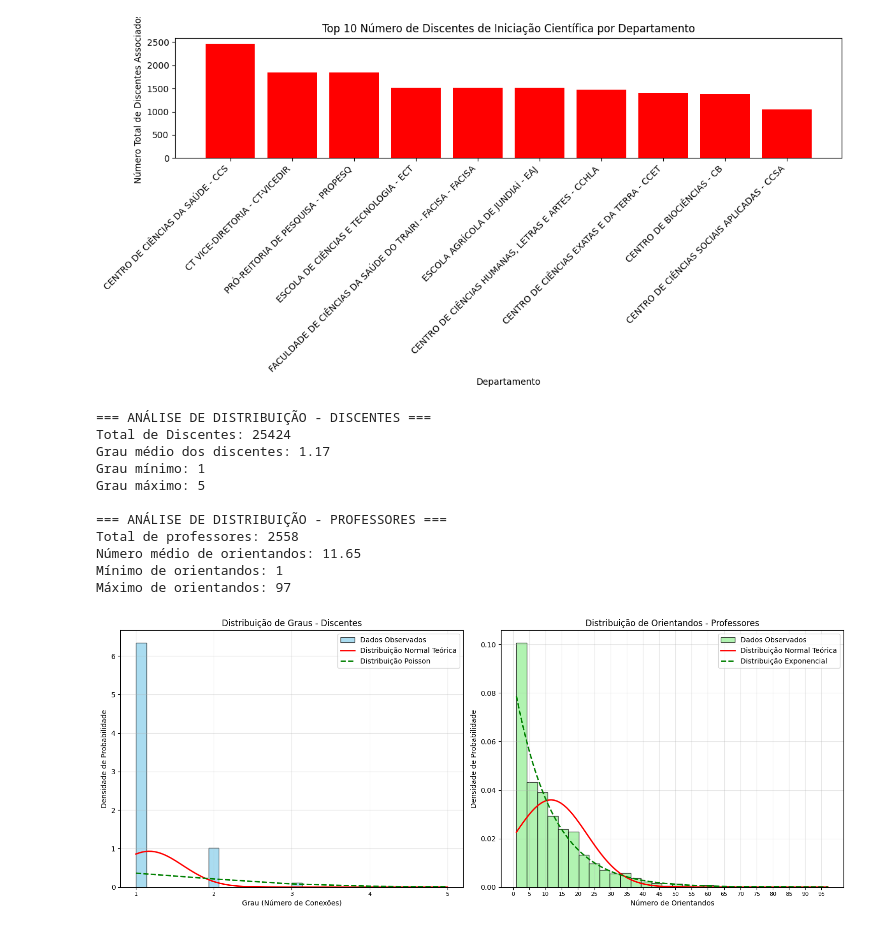
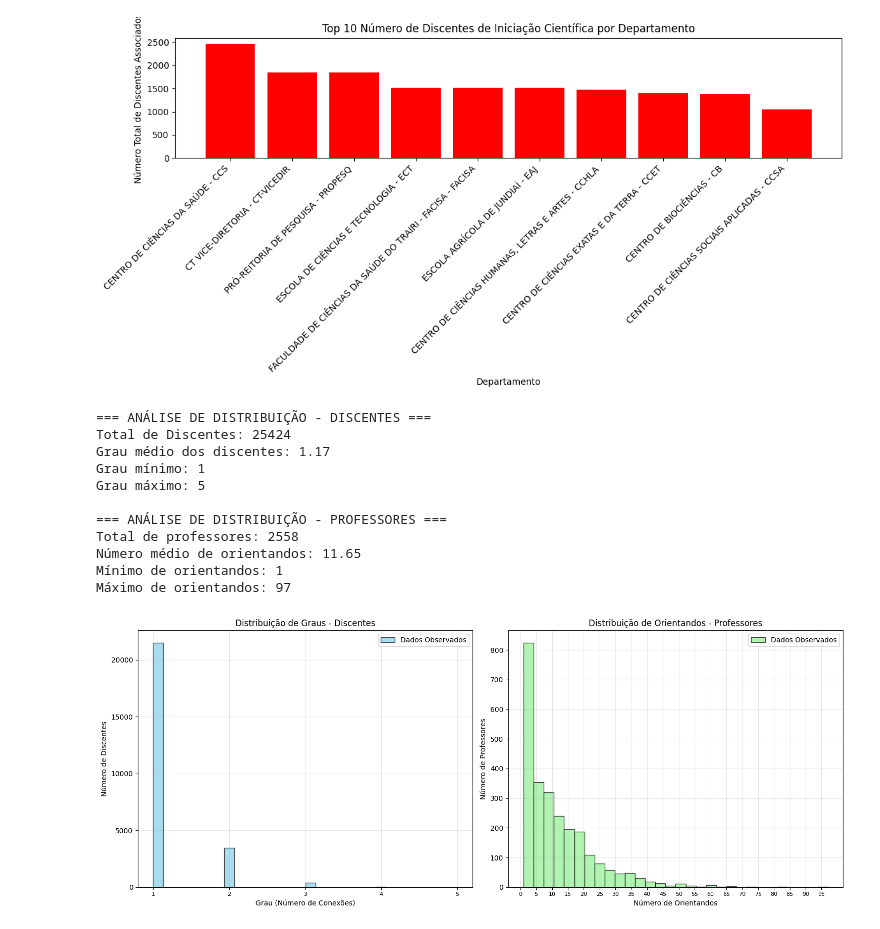
Before and after one commit to LukasMarquess/Grafos---Bolsas-IC-UFRN, a Jupyter notebook: GrafoPrincipal.ipynb, the cells around one changed output. Cells and saved outputs as stored; diff of their text form; code cells hidden in the pictures.

```diff
--- a/GrafoPrincipal.ipynb
+++ b/GrafoPrincipal.ipynb
@@ -245,70 +245,50 @@ if grafo_final:
     print(f"Número médio de orientandos: {media_professores:.2f}")
     print(f"Mínimo de orientandos: {min(orientandos_por_professor)}")
     print(f"Máximo de orientandos: {max(orientandos_por_professor)}")
+    print()
 
     # Visualizações lado a lado
     fig, (ax1, ax2) = plt.subplots(1, 2, figsize=(15, 6))
 
     # Gráfico 1: Histograma + Curva Normal - Discentes
-    ax1.hist(graus_discentes, bins=30, density=True, alpha=0.7, color='skyblue',
+    ax1.hist(graus_discentes, bins=30, density=False, alpha=0.7, color='skyblue',
              edgecolor='black', label='Dados Observados')
-
-    # Curva normal teórica para discentes (para comparação)
-    x_disc = np.linspace(min(graus_discentes), max(graus_discentes), 100)
-    y_disc = stats.norm.pdf(x_disc, media_discentes, desvio_discentes)
-    ax1.plot(x_disc, y_disc, 'r-', linewidth=2, label='Distribuição Normal Teórica')
-
-    # Adicionar curva mais apropriada (Poisson)
-    lambda_poisson = media_discentes
-    x_discrete = range(int(min(graus_discentes)), int(max(graus_discentes)) + 1)
-    y_poisson = [stats.poisson.pmf(k, lambda_poisson) for k in x_discrete]
-    ax1.plot(x_discrete, y_poisson, 'g--', linewidth=2, label='Distribuição Poisson')
 
     ax1.set_title('Distribuição de Graus - Discentes')
     ax1.set_xlabel('Grau (Número de Conexões)')
-    ax1.set_ylabel('Densidade de Probabilidade')
+    ax1.set_ylabel('Número de Discentes')
     ax1.set_xticks(range(int(min(graus_discentes)), int(max(graus_discentes)) + 1, 1))
     ax1.tick_params(axis='x', labelsize=8)
     ax1.legend()
     ax1.grid(True, alpha=0.3)
 
     # Gráfico 2: Histograma + Curva Normal - Professores
-    ax2.hist(orientandos_por_professor, bins=30, density=True, alpha=0.7, color='lightgreen',
+    ax2.hist(orientandos_por_professor, bins=30, density=False, alpha=0.7, color='lightgreen',
              edgecolor='black', label='Dados Observados')
-
-    # Curva normal teórica para professores (para comparação)
-    x_prof = np.linspace(min(orientandos_por_professor), max(orientandos_por_professor), 100)
-    y_prof = stats.norm.pdf(x_prof, media_professores, desvio_professores)
-    ax2.plot(x_prof, y_prof, 'r-', linewidth=2, label='Distribuição Normal Teórica')
-
-    # Adicionar curva mais apropriada (Exponencial)
-    lambda_exp = 1/media_professores
-    y_exp = stats.expon.pdf(x_prof, scale=1/lambda_exp)
-    ax2.plot(x_prof, y_exp, 'g--', linewidth=2, label='Distribuição Exponencial')
 
     ax2.set_title('Distribuição de Orientandos - Professores')
     ax2.set_xlabel('Número de Orientandos')
-    ax2.set_ylabel('Densidade de Probabilidade')
+    ax2.set_ylabel('Número de Professores')
     ax2.set_xticks(range(0, int(max(orientandos_por_professor)) + 1, 5))
     ax2.tick_params(axis='x', labelsize=8)
     ax2.legend()
     ax2.grid(True, alpha=0.3)
 
     plt.tight_layout()
     plt.show()
 
 else:
     print("O grafo não foi criado. Execute as células anteriores primeiro.")
 # %% [output]
 === ANÁLISE DE DISTRIBUIÇÃO - DISCENTES ===
 Total de Discentes: 25424
 Grau médio dos discentes: 1.17
 Grau mínimo: 1
 Grau máximo: 5
 
 === ANÁLISE DE DISTRIBUIÇÃO - PROFESSORES ===
 Total de professores: 2558
 Número médio de orientandos: 11.65
 Mínimo de orientandos: 1
 Máximo de orientandos: 97
-[figure, old version]
+[figure, new version]
```
Also changed, not shown: 2 other files.
